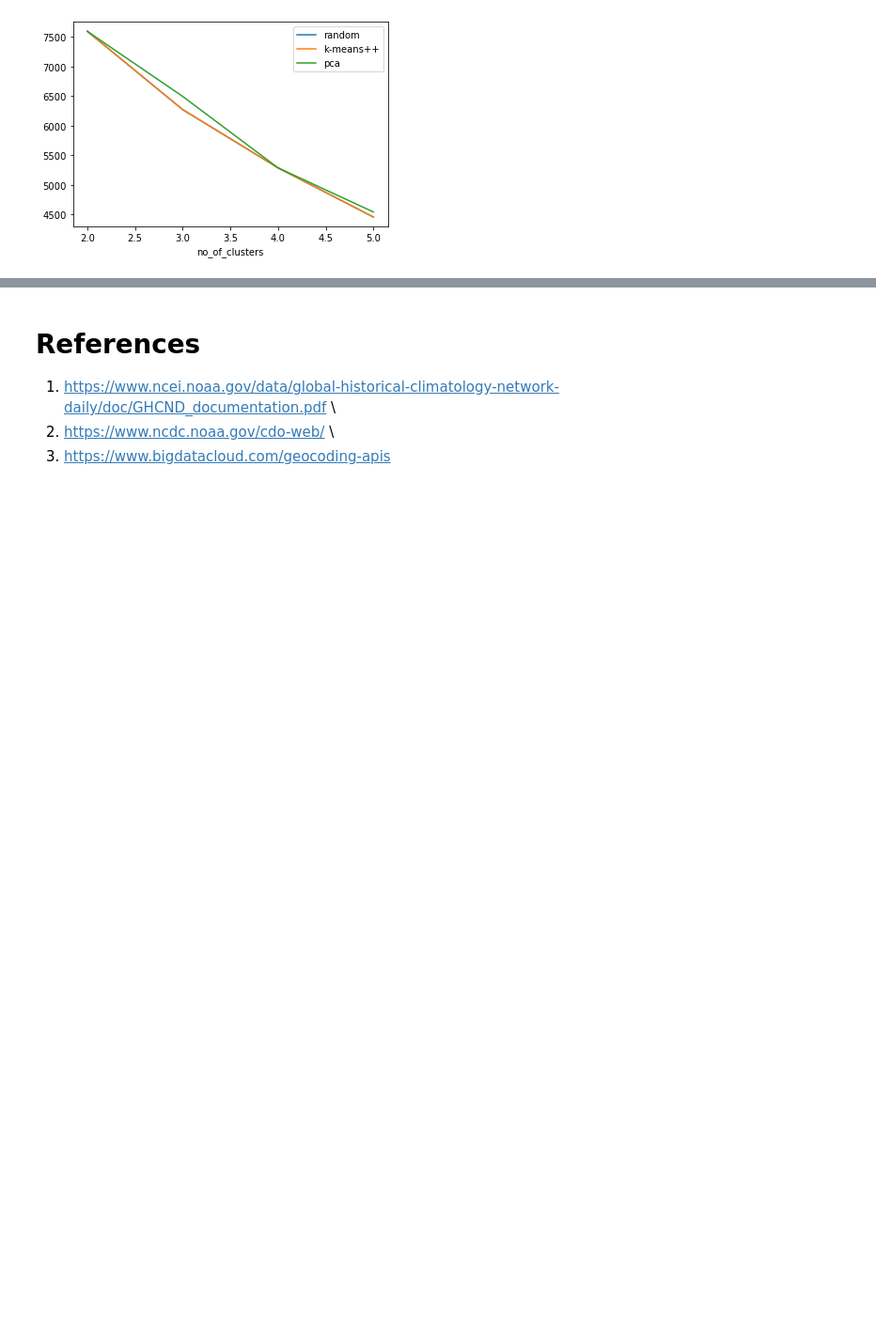
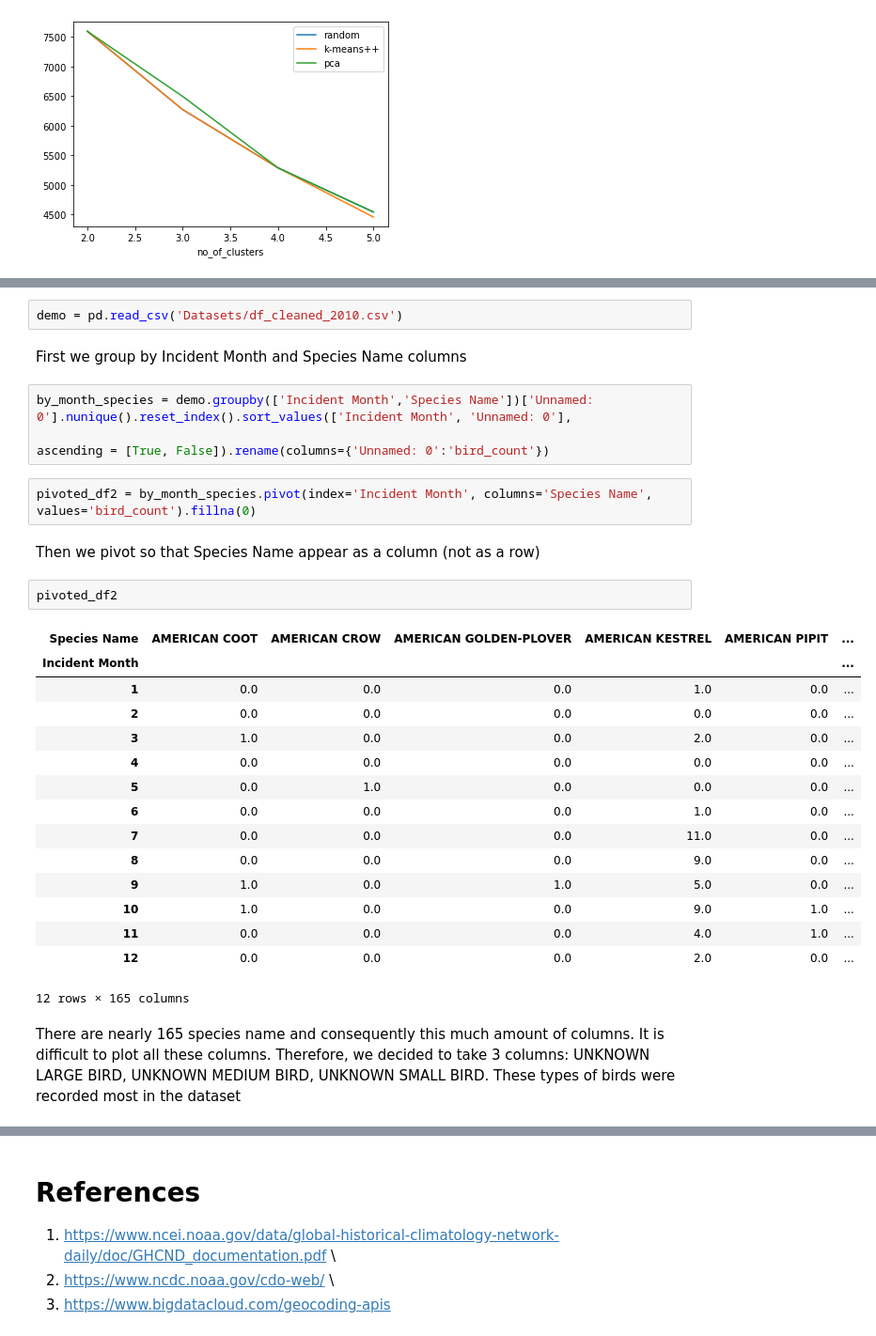
Before and after one commit to abdu95/birdstrikes-project-py, a Jupyter notebook: Notebook -2-Analysis.ipynb, the cells around one changed output, grey strips where cells are left out. Shown at 94% size. Drawn from its saved outputs; the diff is of its cells as text; blank space fills up the shorter version.

```diff
--- a/Notebook -2-Analysis.ipynb
+++ b/Notebook -2-Analysis.ipynb
@@ -498,0 +468,31 @@ df_final
+# %%
+demo = pd.read_csv('Datasets/df_cleaned_2010.csv')
+# %% [markdown]
+First we group by Incident Month and Species Name columns
+# %%
+by_month_species = demo.groupby(['Incident Month','Species Name'])['Unnamed: 0'].nunique().reset_index().sort_values(['Incident Month', 'Unnamed: 0'],
+                                                                                                                     ascending = [True, False]).rename(columns={'Unnamed: 0':'bird_count'})
+# %%
+pivoted_df2 = by_month_species.pivot(index='Incident Month', columns='Species Name', values='bird_count').fillna(0)
+# %% [markdown]
+Then we pivot so that Species Name appear as a column (not as a row)
+# %%
+pivoted_df2
+# %% [output]
+| Species Name | AMERICAN COOT | AMERICAN CROW | AMERICAN GOLDEN-PLOVER | AMERICAN KESTREL | AMERICAN PIPIT | ... |
+| Incident Month |  |  |  |  |  | ... |
+| 1 | 0.0 | 0.0 | 0.0 | 1.0 | 0.0 | ... |
+| 2 | 0.0 | 0.0 | 0.0 | 0.0 | 0.0 | ... |
+| 3 | 1.0 | 0.0 | 0.0 | 2.0 | 0.0 | ... |
+| 4 | 0.0 | 0.0 | 0.0 | 0.0 | 0.0 | ... |
+| 5 | 0.0 | 1.0 | 0.0 | 0.0 | 0.0 | ... |
+| 6 | 0.0 | 0.0 | 0.0 | 1.0 | 0.0 | ... |
+| 7 | 0.0 | 0.0 | 0.0 | 11.0 | 0.0 | ... |
+| 8 | 0.0 | 0.0 | 0.0 | 9.0 | 0.0 | ... |
+| 9 | 1.0 | 0.0 | 1.0 | 5.0 | 0.0 | ... |
+| 10 | 1.0 | 0.0 | 0.0 | 9.0 | 1.0 | ... |
+| 11 | 0.0 | 0.0 | 0.0 | 4.0 | 1.0 | ... |
+| 12 | 0.0 | 0.0 | 0.0 | 2.0 | 0.0 | ... |
+12 rows × 165 columns
+# %% [markdown]
+There are nearly 165 species name and consequently this much amount of columns. It is difficult to plot all these columns. Therefore, we decided to take 3 columns: UNKNOWN LARGE BIRD, UNKNOWN MEDIUM BIRD, UNKNOWN SMALL BIRD. These types of birds were recorded most in the dataset
```
Also changed, not shown: parts of 25 cells of this notebook, 2 other files.
